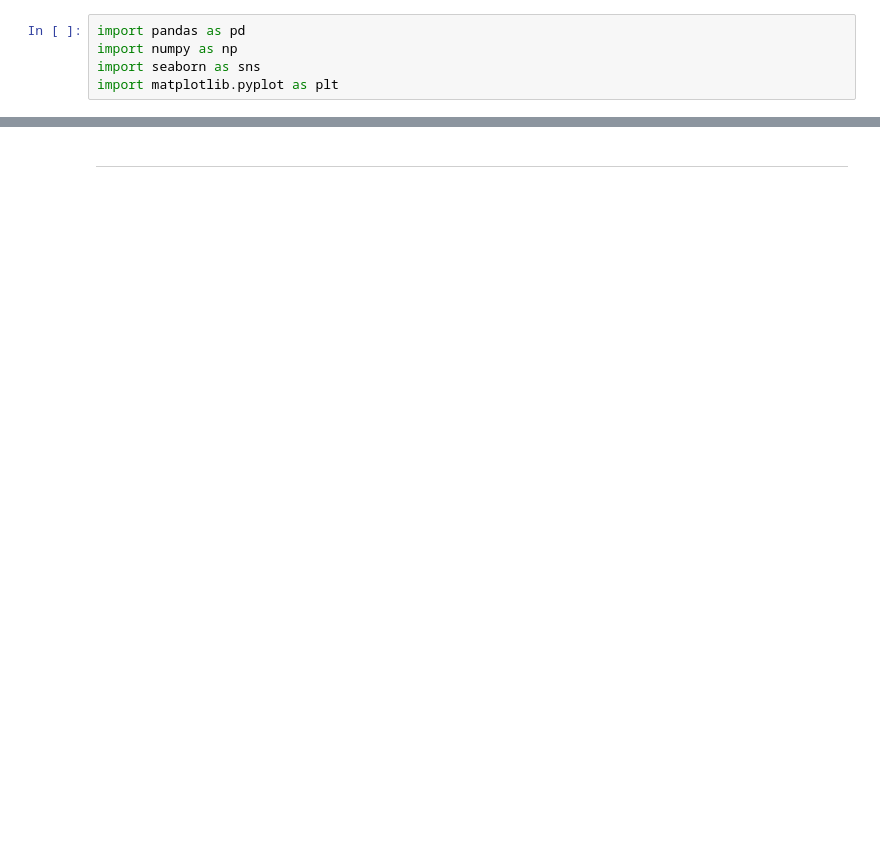
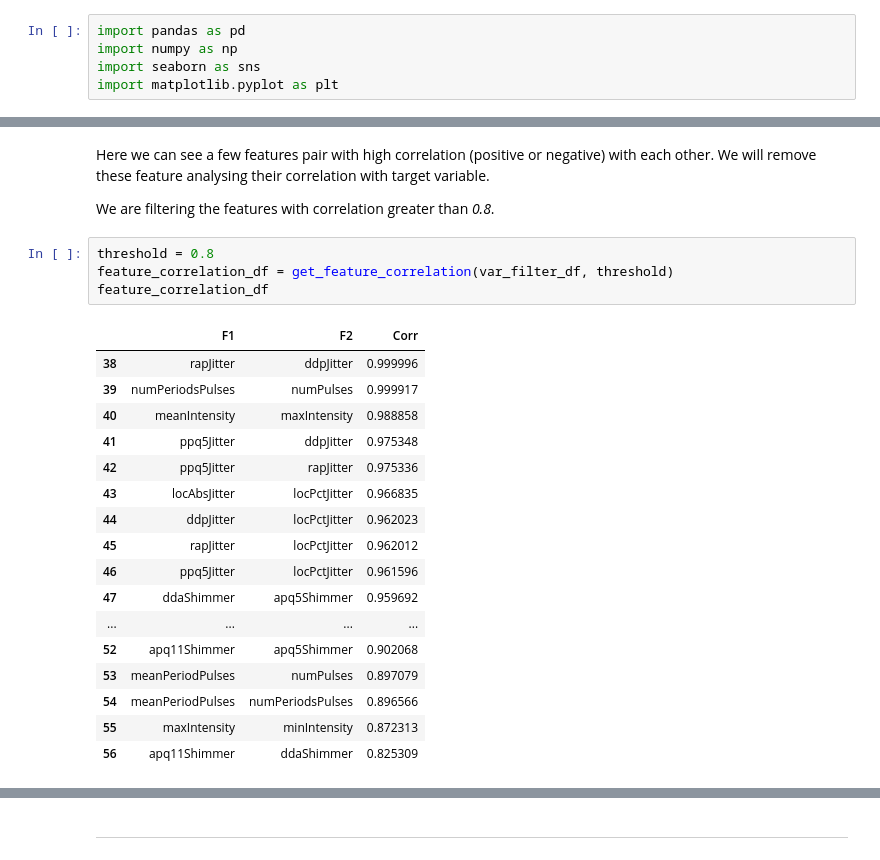
Before and after one commit to ShaileshAdhikari/parkinsons_classification, a Jupyter notebook: dataset/dataprocessing.ipynb, the cells around one changed output, grey strips where cells are left out. Drawn from its saved outputs; the diff is of its cells as text; blank space fills up the shorter version.

```diff
--- a/dataset/dataprocessing.ipynb
+++ b/dataset/dataprocessing.ipynb
@@ -230,0 +114,26 @@ from_mutual_info = list(feature_test_2_df.index)[-7:]
+# %% [markdown]
+Here we can see a few features pair with high correlation (positive or negative) with each other. We will remove these feature analysing their correlation with target variable.
+
+We are filtering the features with correlation greater than *0.8*.
+# %%
+threshold = 0.8
+feature_correlation_df = get_feature_correlation(var_filter_df, threshold)
+feature_correlation_df
+# %% [output]
+|  | F1 | F2 | Corr |
+| 38 | rapJitter | ddpJitter | 0.999996 |
+| 39 | numPeriodsPulses | numPulses | 0.999917 |
+| 40 | meanIntensity | maxIntensity | 0.988858 |
+| 41 | ppq5Jitter | ddpJitter | 0.975348 |
+| 42 | ppq5Jitter | rapJitter | 0.975336 |
+| 43 | locAbsJitter | locPctJitter | 0.966835 |
+| 44 | ddpJitter | locPctJitter | 0.962023 |
+| 45 | rapJitter | locPctJitter | 0.962012 |
+| 46 | ppq5Jitter | locPctJitter | 0.961596 |
+| 47 | ddaShimmer | apq5Shimmer | 0.959692 |
+| ... | ... | ... | ... |
+| 52 | apq11Shimmer | apq5Shimmer | 0.902068 |
+| 53 | meanPeriodPulses | numPulses | 0.897079 |
+| 54 | meanPeriodPulses | numPeriodsPulses | 0.896566 |
+| 55 | maxIntensity | minIntensity | 0.872313 |
+| 56 | apq11Shimmer | ddaShimmer | 0.825309 |
```
Also changed, not shown: parts of 87 cells of this notebook.
